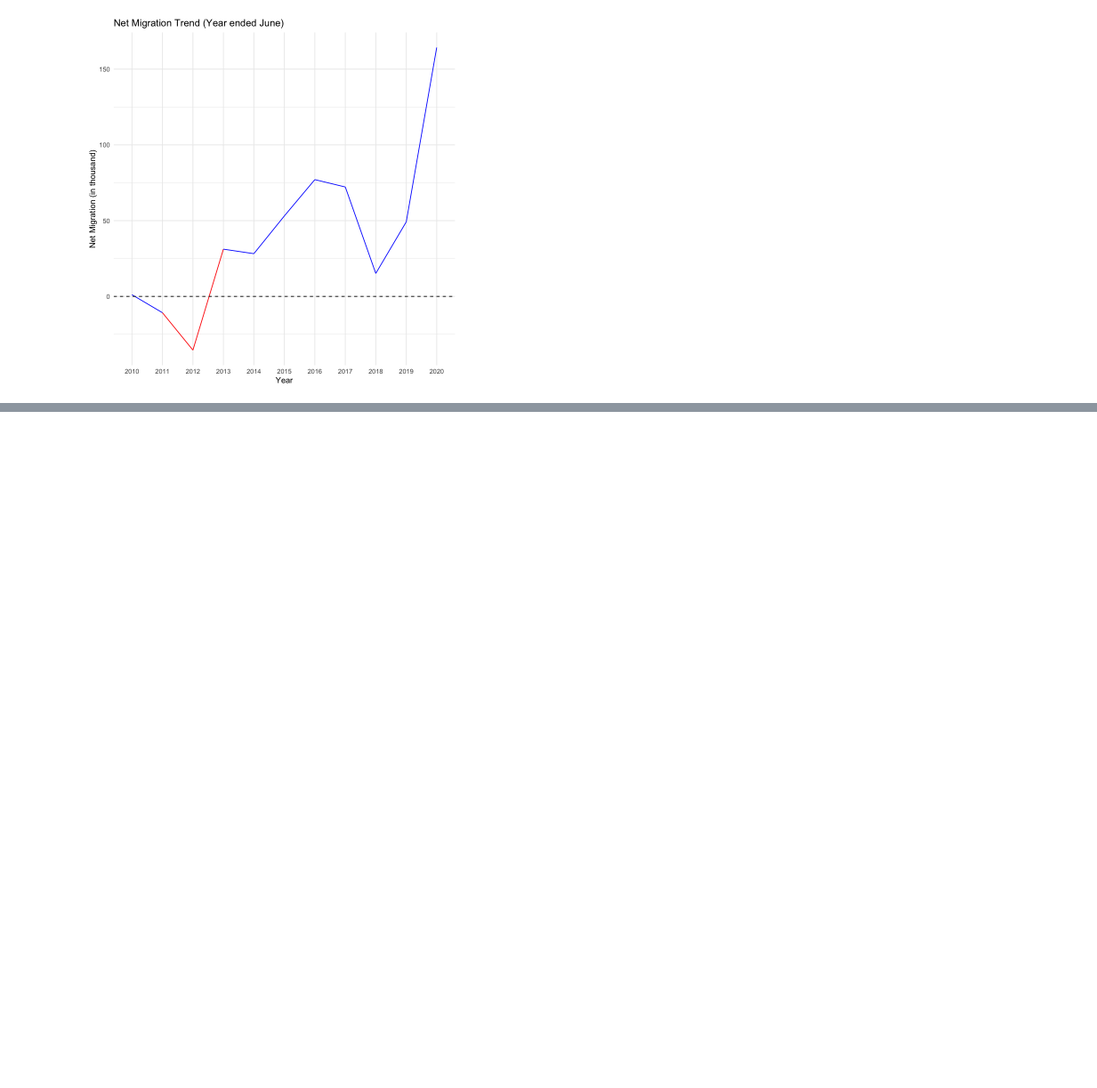
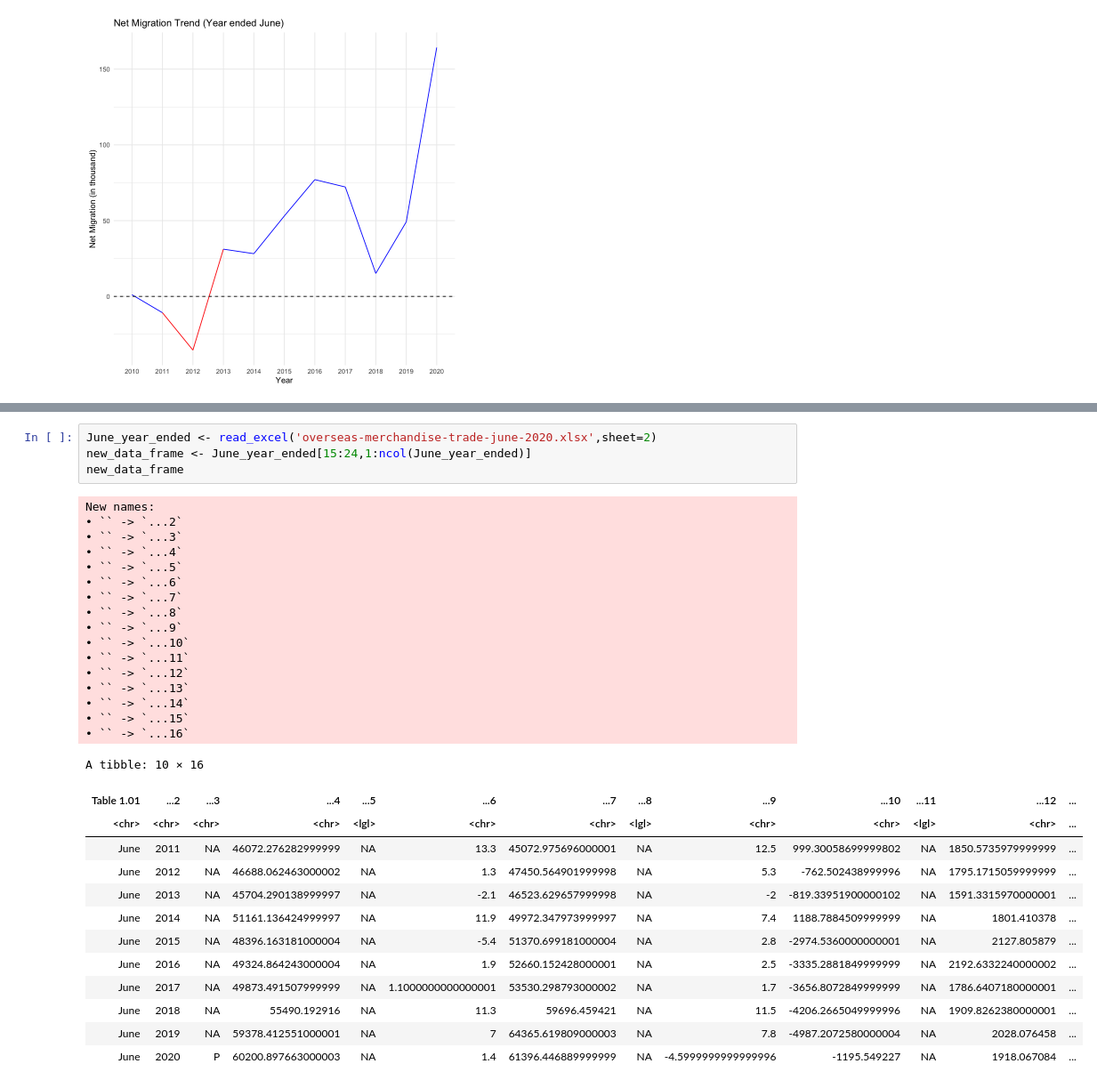
Before and after one commit to yutingzhangTina/Data201_group_project, a Jupyter notebook: education+travel+oversea trade.ipynb, the cells around one changed output, grey strips where cells are left out. Shown at 89% size. Cells and saved outputs as stored; diff of their text form; blank space fills up the shorter version.

```diff
--- a/education+travel.ipynb
+++ b/education+travel+oversea trade.ipynb
@@ -861,0 +893,34 @@ Saving 7 x 7 in image
+# %%
+June_year_ended <- read_excel('overseas-merchandise-trade-june-2020.xlsx',sheet=2)
+new_data_frame <- June_year_ended[15:24,1:ncol(June_year_ended)]
+new_data_frame
+# %% [output]
+New names:
+• `` -> `...2`
+• `` -> `...3`
+• `` -> `...4`
+• `` -> `...5`
+• `` -> `...6`
+• `` -> `...7`
+• `` -> `...8`
+• `` -> `...9`
+• `` -> `...10`
+• `` -> `...11`
+• `` -> `...12`
+• `` -> `...13`
+• `` -> `...14`
+• `` -> `...15`
+• `` -> `...16`
+A tibble: 10 × 16
+| Table 1.01 | ...2 | ...3 | ...4 | ...5 | ...6 | ...7 | ...8 | ...9 | ...10 | ...11 | ...12 | ... |
+| <chr> | <chr> | <chr> | <chr> | <lgl> | <chr> | <chr> | <lgl> | <chr> | <chr> | <lgl> | <chr> | ... |
+| June | 2011 | NA | 46072.276282999999 | NA | 13.3 | 45072.975696000001 | NA | 12.5 | 999.30058699999802 | NA | 1850.5735979999999 | ... |
+| June | 2012 | NA | 46688.062463000002 | NA | 1.3 | 47450.564901999998 | NA | 5.3 | -762.502438999996 | NA | 1795.1715059999999 | ... |
+| June | 2013 | NA | 45704.290138999997 | NA | -2.1 | 46523.629657999998 | NA | -2 | -819.33951900000102 | NA | 1591.3315970000001 | ... |
+| June | 2014 | NA | 51161.136424999997 | NA | 11.9 | 49972.347973999997 | NA | 7.4 | 1188.7884509999999 | NA | 1801.410378 | ... |
+| June | 2015 | NA | 48396.163181000004 | NA | -5.4 | 51370.699181000004 | NA | 2.8 | -2974.5360000000001 | NA | 2127.805879 | ... |
+| June | 2016 | NA | 49324.864243000004 | NA | 1.9 | 52660.152428000001 | NA | 2.5 | -3335.2881849999999 | NA | 2192.6332240000002 | ... |
+| June | 2017 | NA | 49873.491507999999 | NA | 1.1000000000000001 | 53530.298793000002 | NA | 1.7 | -3656.8072849999999 | NA | 1786.6407180000001 | ... |
+| June | 2018 | NA | 55490.192916 | NA | 11.3 | 59696.459421 | NA | 11.5 | -4206.2665049999996 | NA | 1909.8262380000001 | ... |
+| June | 2019 | NA | 59378.412551000001 | NA | 7 | 64365.619809000003 | NA | 7.8 | -4987.2072580000004 | NA | 2028.076458 | ... |
+| June | 2020 | P | 60200.897663000003 | NA | 1.4 | 61396.446889999999 | NA | -4.5999999999999996 | -1195.549227 | NA | 1918.067084 | ... |
```
Also changed, not shown: parts of 16 cells of this notebook.
